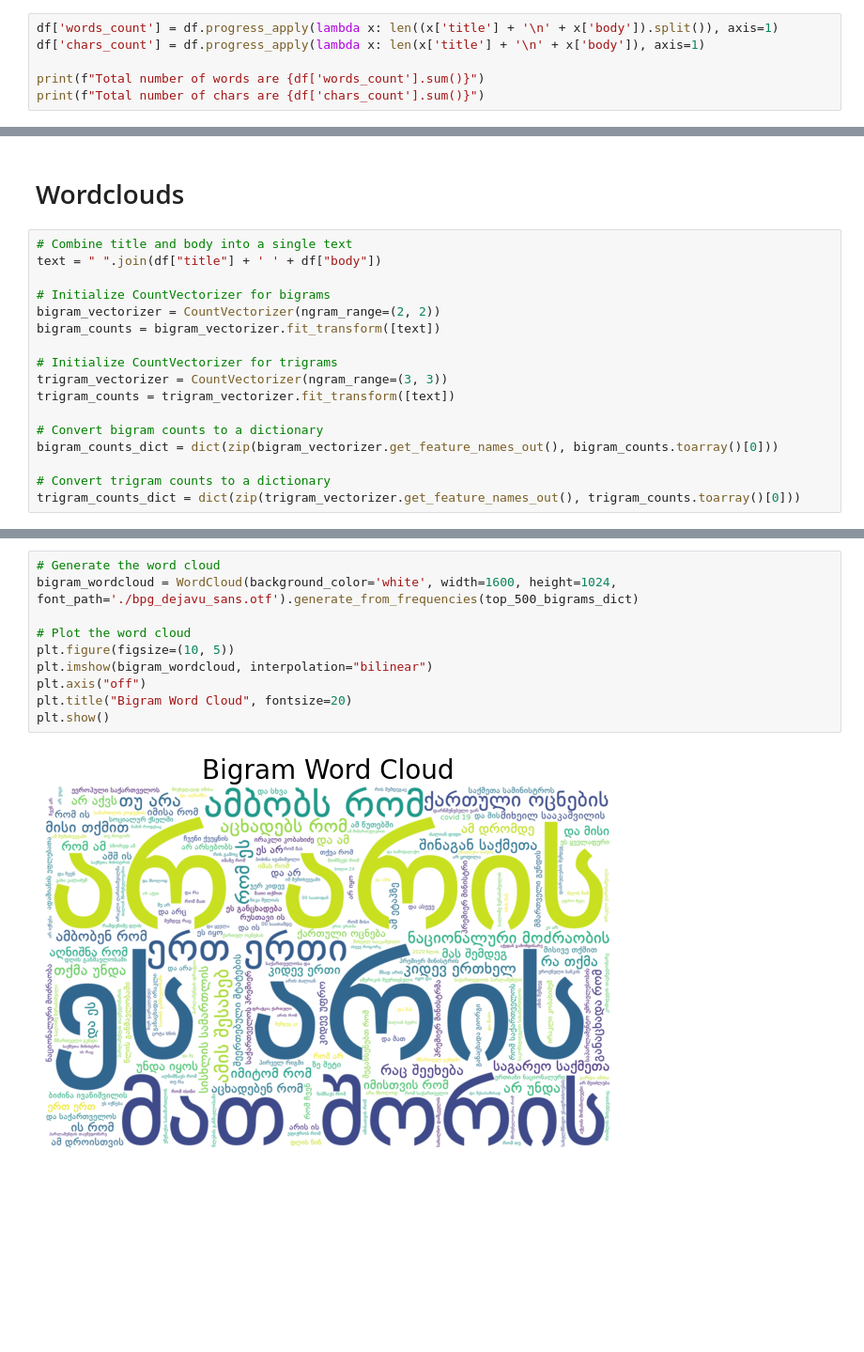
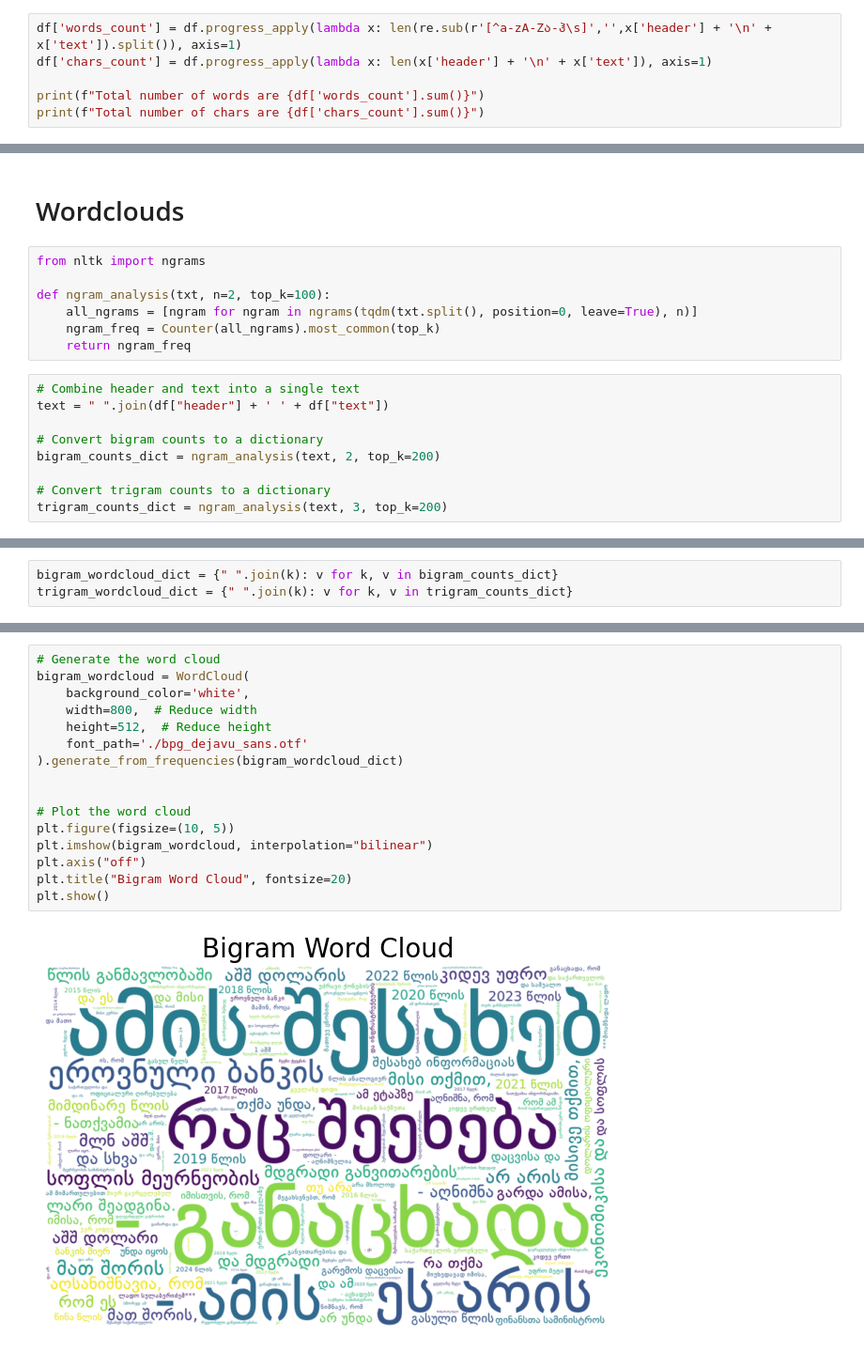
Before and after one commit to LukaDarsalia/Scraping, a Jupyter notebook: Eda.ipynb, the cells around one changed output, grey strips where cells are left out. Shown at 94% size. Cells and saved outputs as stored; diff of their text form; blank space fills up the shorter version.

Commit message:
Fixes eda notebook wordcloud problems

```diff
--- a/Eda.ipynb
+++ b/Eda.ipynb
@@ -40,6 +48,6 @@ df.head()
 # %%
-df['words_count'] = df.progress_apply(lambda x: len((x['title'] + '\n' + x['body']).split()), axis=1)
-df['chars_count'] = df.progress_apply(lambda x: len(x['title'] + '\n' + x['body']), axis=1)
+df['words_count'] = df.progress_apply(lambda x: len(re.sub(r'[^a-zA-Zა-ჰ\s]','',x['header'] + '\n' + x['text']).split()), axis=1)
+df['chars_count'] = df.progress_apply(lambda x: len(x['header'] + '\n' + x['text']), axis=1)
 
 print(f"Total number of words are {df['words_count'].sum()}")
 print(f"Total number of chars are {df['chars_count'].sum()}")
@@ -173,19 +179,18 @@ https://www.coe.int/en/web/cepej/home/-/asset_publisher/CO8SnxIjXPeD/content/cep
 # %% [markdown]
 # Wordclouds
+# %%
+from nltk import ngrams
+
+def ngram_analysis(txt, n=2, top_k=100):
+    all_ngrams = [ngram for ngram in ngrams(tqdm(txt.split(), position=0, leave=True), n)]
+    ngram_freq = Counter(all_ngrams).most_common(top_k)
+    return ngram_freq
 # %%
-# Combine title and body into a single text
-text = " ".join(df["title"] + ' ' + df["body"])
-
-# Initialize CountVectorizer for bigrams
-bigram_vectorizer = CountVectorizer(ngram_range=(2, 2))
-bigram_counts = bigram_vectorizer.fit_transform([text])
-
-# Initialize CountVectorizer for trigrams
-trigram_vectorizer = CountVectorizer(ngram_range=(3, 3))
-trigram_counts = trigram_vectorizer.fit_transform([text])
+# Combine header and text into a single text
+text = " ".join(df["header"] + ' ' + df["text"])
 
 # Convert bigram counts to a dictionary
-bigram_counts_dict = dict(zip(bigram_vectorizer.get_feature_names_out(), bigram_counts.toarray()[0]))
+bigram_counts_dict = ngram_analysis(text, 2, top_k=200)
 
 # Convert trigram counts to a dictionary
-trigram_counts_dict = dict(zip(trigram_vectorizer.get_feature_names_out(), trigram_counts.toarray()[0]))
+trigram_counts_dict = ngram_analysis(text, 3, top_k=200)
@@ -199,0 +197,3 @@ top_500_trigrams_dict = dict(top_500_trigrams)  # Convert back to dictionary if
+# %%
+bigram_wordcloud_dict = {" ".join(k): v for k, v in bigram_counts_dict}
+trigram_wordcloud_dict = {" ".join(k): v for k, v in trigram_counts_dict}
@@ -200,13 +208,19 @@ top_500_trigrams_dict = dict(top_500_trigrams)  # Convert back to dictionary if
 # %%
 # Generate the word cloud
-bigram_wordcloud = WordCloud(background_color='white', width=1600, height=1024, font_path='./bpg_dejavu_sans.otf').generate_from_frequencies(top_500_bigrams_dict)
+bigram_wordcloud = WordCloud(
+    background_color='white',
+    width=800,  # Reduce width
+    height=512,  # Reduce height
+    font_path='./bpg_dejavu_sans.otf'
+).generate_from_frequencies(bigram_wordcloud_dict)
+
 
 # Plot the word cloud
 plt.figure(figsize=(10, 5))
 plt.imshow(bigram_wordcloud, interpolation="bilinear")
 plt.axis("off")
 plt.title("Bigram Word Cloud", fontsize=20)
 plt.show()
 # %% [output]
-[figure, old version]
+[figure, new version]
 # %%
```
Also changed, not shown: parts of 19 cells of this notebook.
